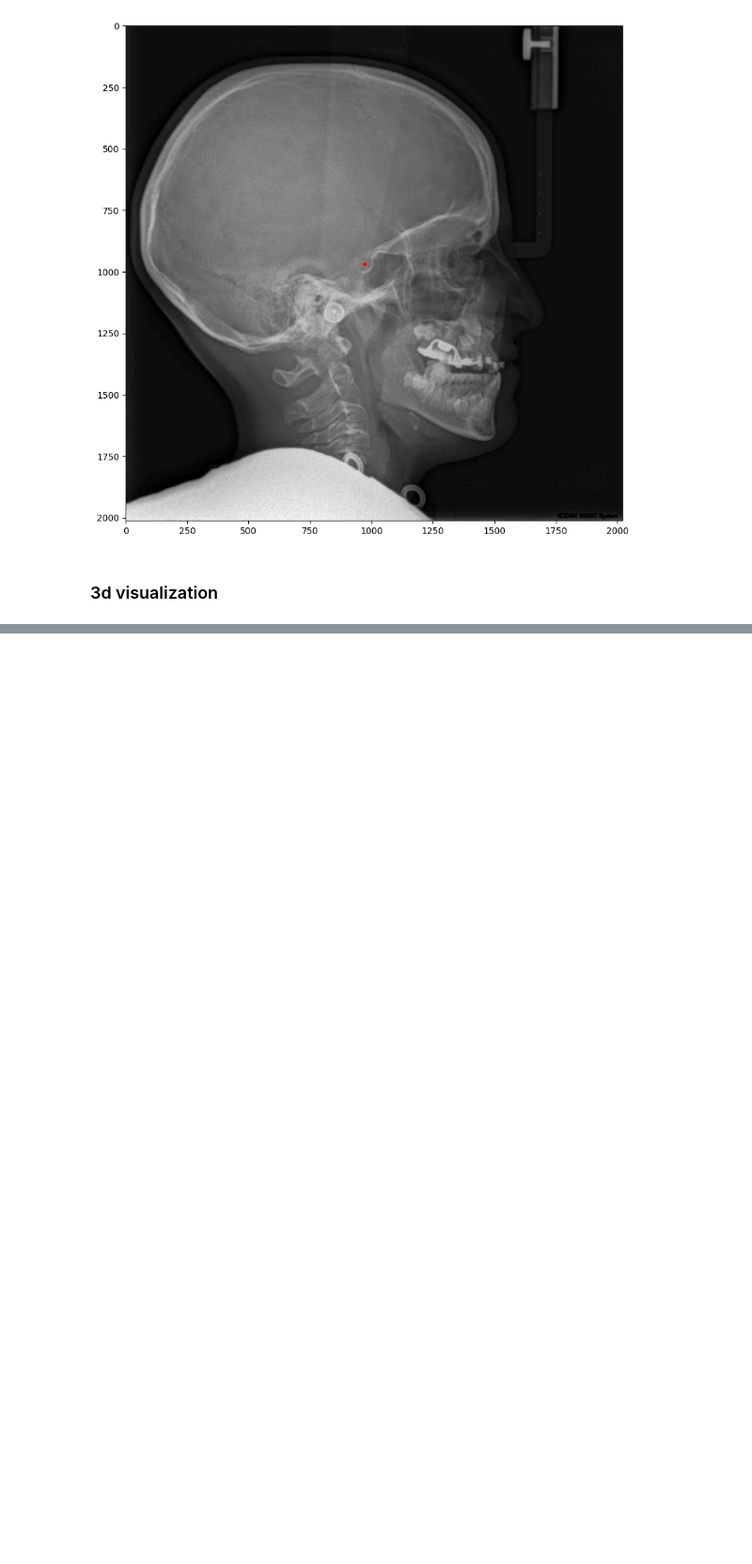
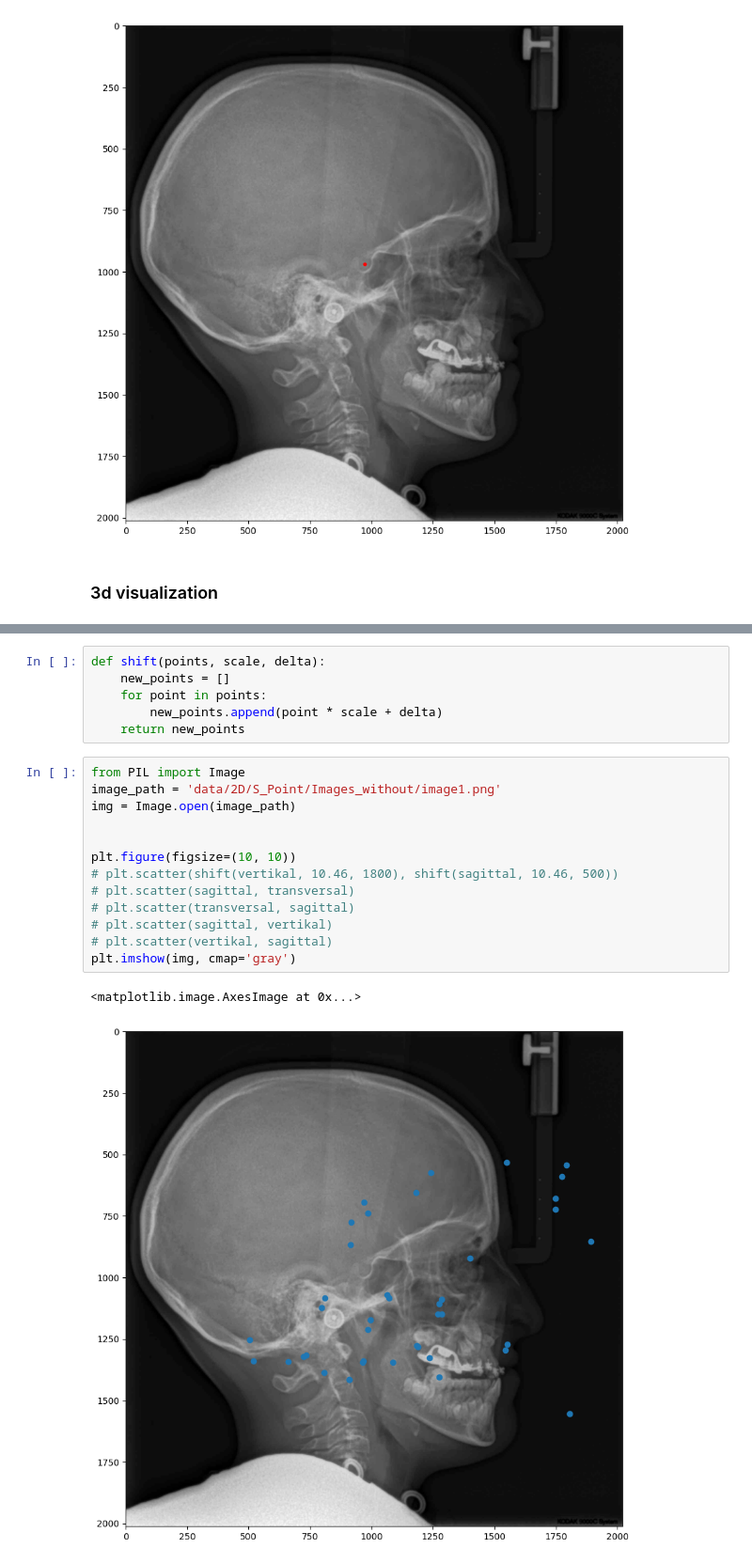
Before and after one commit to Leooo-Shen/landmark, a Jupyter notebook: visualize.ipynb, the cells around one changed output, grey strips where cells are left out. Shown at 94% size. Saved outputs shown, nothing was run; the diff lists cells and outputs as text; blank space fills up the shorter version.

```diff
--- a/visualize.ipynb
+++ b/visualize.ipynb
@@ -54,0 +135,22 @@ data.shape
+# %%
+def shift(points, scale, delta):
+    new_points = []
+    for point in points:
+        new_points.append(point * scale + delta)
+    return new_points
+# %%
+from PIL import Image
+image_path = 'data/2D/S_Point/Images_without/image1.png'
+img = Image.open(image_path)
+
+
+plt.figure(figsize=(10, 10))
+# plt.scatter(shift(vertikal, 10.46, 1800), shift(sagittal, 10.46, 500))
+# plt.scatter(sagittal, transversal)
+# plt.scatter(transversal, sagittal)
+# plt.scatter(sagittal, vertikal)
+# plt.scatter(vertikal, sagittal)
+plt.imshow(img, cmap='gray')
+# %% [output]
+<matplotlib.image.AxesImage at 0x...>
+[figure, added]
```
Also changed, not shown: parts of 5 cells of this notebook, 4 other files.
